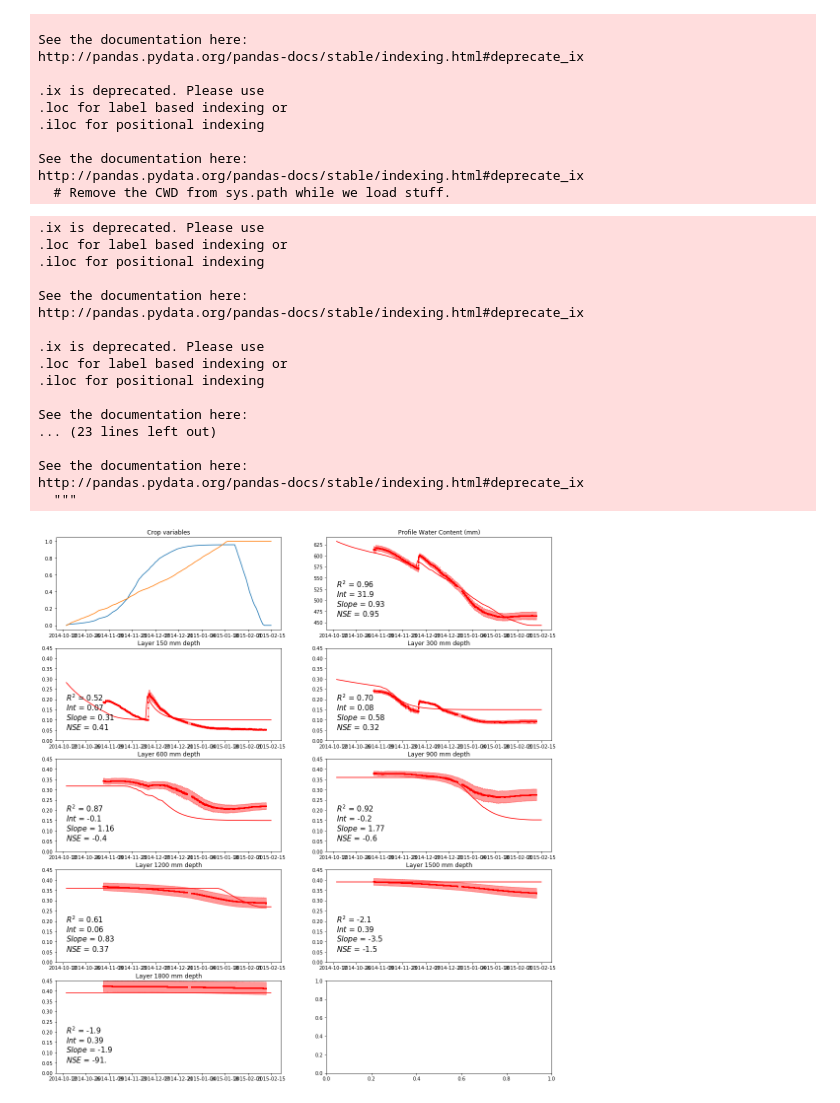
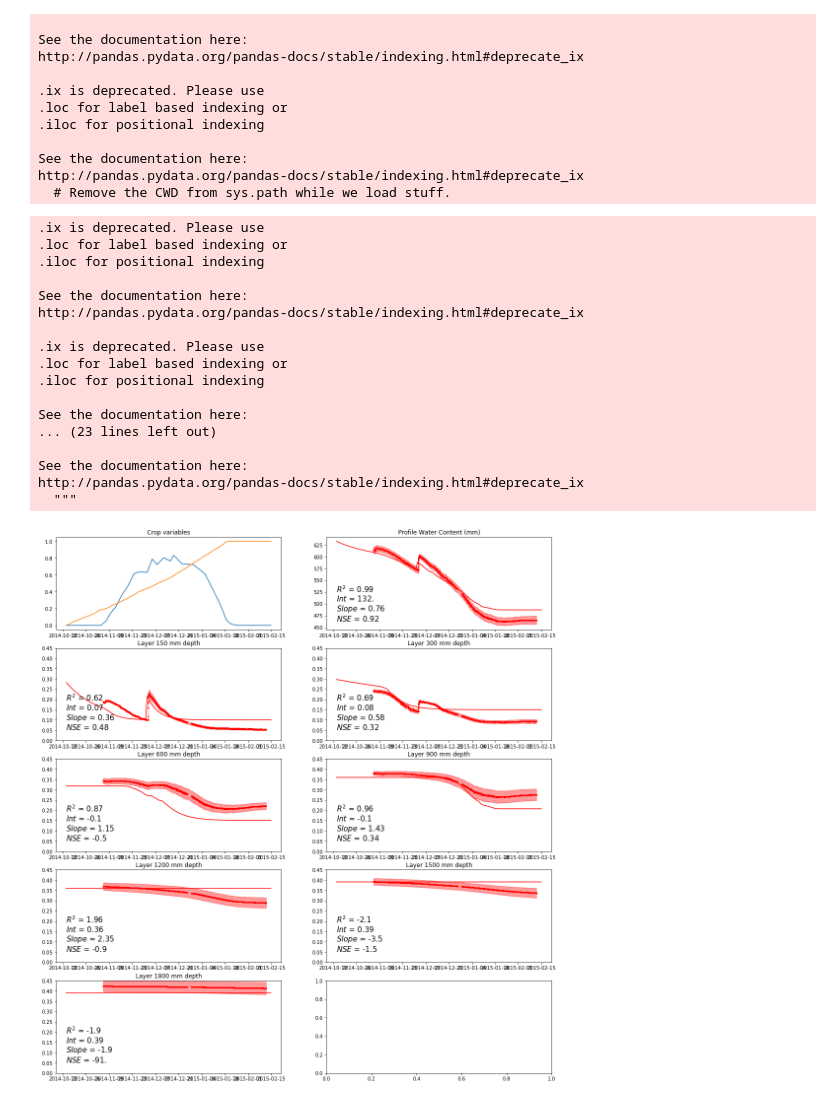
Before and after one commit to HamishBrownPFR/WaterBalance, a Jupyter notebook: WaterBalance.ipynb, the cells around one changed output. Drawn from its saved outputs; the diff is of its cells as text; code cells hidden in the pictures.

```diff
--- a/WaterBalance.ipynb
+++ b/WaterBalance.ipynb
@@ -8,11 +8,15 @@ import MathsUtilities as ms
 %matplotlib inline
 # %%
 #function to set up crop variables
-def SetCropVariables(Crop,RootRate):
+def SetCropVariables(Crop,RootRate,Irrigation):
+    GreenCoverData = pd.read_pickle('FPARGreenEstimated.pkl').resample('1D').interpolate(method='time')
+    GreenCoverData = GreenCoverData['Dash', Irrigation].mean(axis=1)
     Paddock.ix[:,'cover'] = 0.0
+    Paddock.ix[GreenCoverData.index,'cover'] = GreenCoverData
     Paddock.ix[:,'rootdepth'] = 0.0
+
     for date in Paddock.index:
-        if date < SowingDate:
+        '''if date < SowingDate:
             Paddock.ix[date,'cover'] = 0.0
         else:
             if Paddock.ix[date,'Tt'] < CropCoeffs.ix[Crop,'Tt_Sen']:
@@ -22,8 +26,10 @@ def SetCropVariables(Crop,RootRate):
                     SenRate = CropCoeffs.ix[Crop,'Ymax']/(CropCoeffs.ix[Crop,'Tt_Mat'] - CropCoeffs.ix[Crop,'Tt_Sen'])
                     Paddock.ix[date,'cover'] = CropCoeffs.ix[Crop,'Ymax']-(Paddock.ix[date,'Tt'] - CropCoeffs.ix[Crop,'Tt_Sen'])*SenRate
                 else:
-                    Paddock.ix[date,'cover'] = 0;
+                    Paddock.ix[date,'cover'] = 0;'''
         Paddock.ix[date,'rootdepth']  = min(Paddock.ix[date,'Tt']*RootRate,CropCoeffs.ix[Crop,'MaxRootDepth'])
+
+
 
 #Function to infiltrate rainfall
 def doPrecipitation(date, Precip):
@@ -239,7 +245,10 @@ for Irrig in Irrigations:
     Irrigation = Irrigation.ix[Paddock.index].fillna(0)
 
     #Set up crop variables
-    SetCropVariables(CropSown,RootRate)
+    SetCropVariables(CropSown,RootRate,Irrig
+
+
+                    )
 
     #Calculate potential evapotranspiration calcualtions
     for date in Paddock.index:
@@ -254,31 +263,31 @@ for Irrig in Irrigations:
 
     #Calculate soil water balance on subsequent days
     for date in Paddock.index:
         if date > StartDate:
             doPrecipitation(date, Irrigation.ix[date,(Irrig,Cult)].mean())
             doEvaporation(date,Paddock.ix[date,'ES'])
             doTranspiration(date,Paddock.ix[date,'ET'])
 
     #if Treat == 1:
     fig, axs = plt.subplots(5,2,figsize=(18,20))
     GraphWatBal(Irrig,Cult,fig,Treat)
     #Treat += 1
 # %% [output]
 .ix is deprecated. Please use
 .loc for label based indexing or
 .iloc for positional indexing
 
 See the documentation here:
 http://pandas.pydata.org/pandas-docs/stable/indexing.html#deprecate_ix
 
 .ix is deprecated. Please use
 .loc for label based indexing or
 .iloc for positional indexing
 
 See the documentation here:
 ... (23 lines left out)
 
 See the documentation here:
 http://pandas.pydata.org/pandas-docs/stable/indexing.html#deprecate_ix
   """
-[figure, old version]
+[figure, new version]
```
Also changed, not shown: parts of 1 cell of this notebook, 1 other file.
